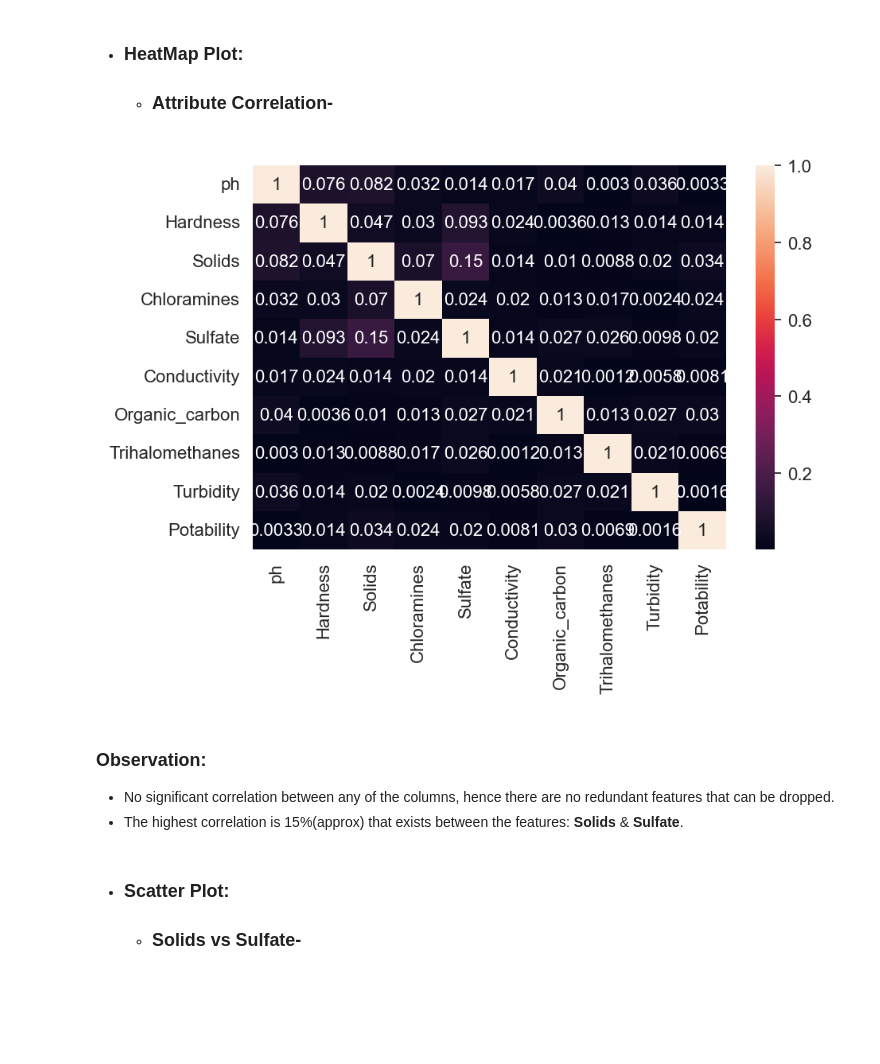
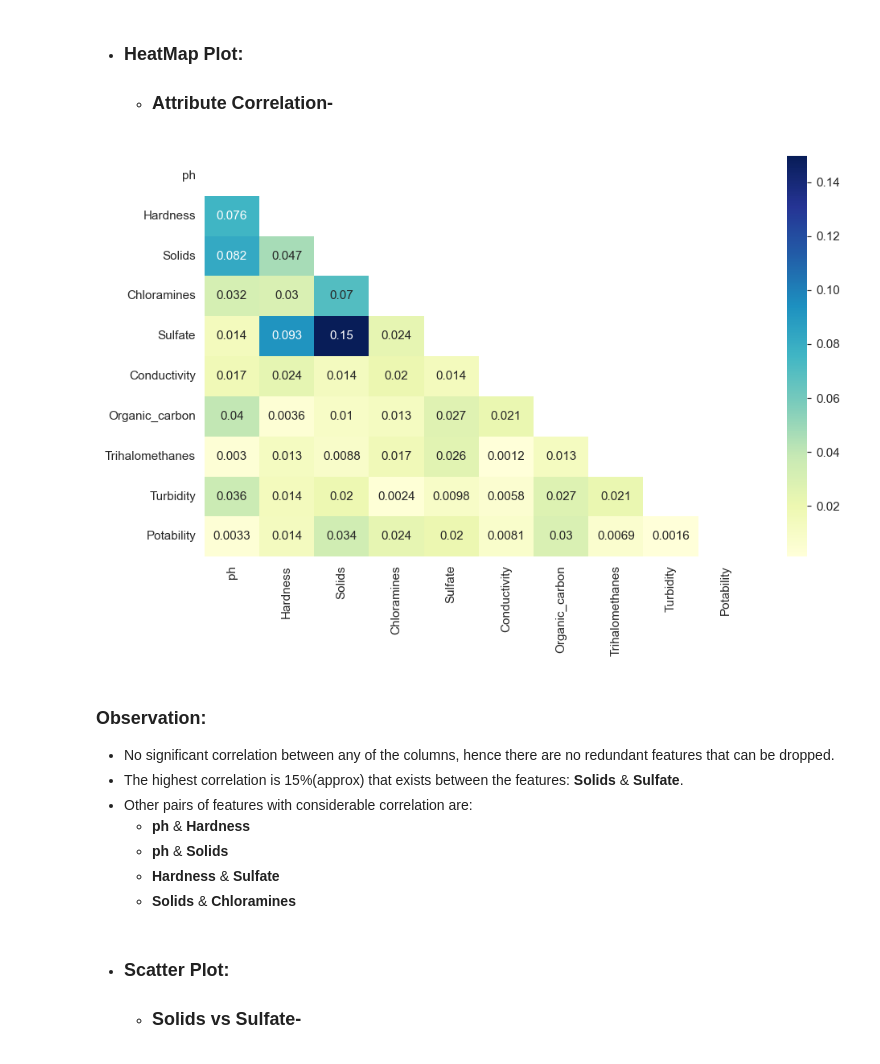
Before and after one commit to leoAshu/water-quality-assessment, a Jupyter notebook: notebooks/eda_master.ipynb, the cells around one changed output. Cells and saved outputs as stored; diff of their text form; code cells hidden in the pictures; blank space fills up the shorter version.

Commit message:
modifies master eda to add mask to heatmap

```diff
--- a/notebooks/eda_master.ipynb
+++ b/notebooks/eda_master.ipynb
@@ -353,16 +355,25 @@ plt.show()
 - ### HeatMap Plot:
     - ### Attribute Correlation-
 # %%
+# mask for heatmap
+mask = np.zeros_like(df.corr())
+mask[np.triu_indices_from(mask)] = True
+
 # plot feature correlations
-plt.figure(dpi=160)
-sns.heatmap(df.corr().abs(), annot=True)
+plt.figure(figsize=(10,6), dpi=110)
+sns.heatmap(df.corr().abs(), annot=True, cmap="YlGnBu", mask=mask)
 plt.show()
 # %% [output]
-[figure, old version]
+[figure, new version]
 # %% [markdown]
 ### Observation:
 - No significant correlation between any of the columns, hence there are no redundant features that can be dropped.
 - The highest correlation is 15%(approx) that exists between the features: **Solids** & **Sulfate**.
+- Other pairs of features with considerable correlation are:
+    - **ph** & **Hardness**
+    - **ph** & **Solids**
+    - **Hardness** & **Sulfate**
+    - **Solids** & **Chloramines**
 # %% [markdown]
 - ### Scatter Plot:
     - ### Solids vs Sulfate-
```
Also changed, not shown: parts of 2 cells of this notebook.
